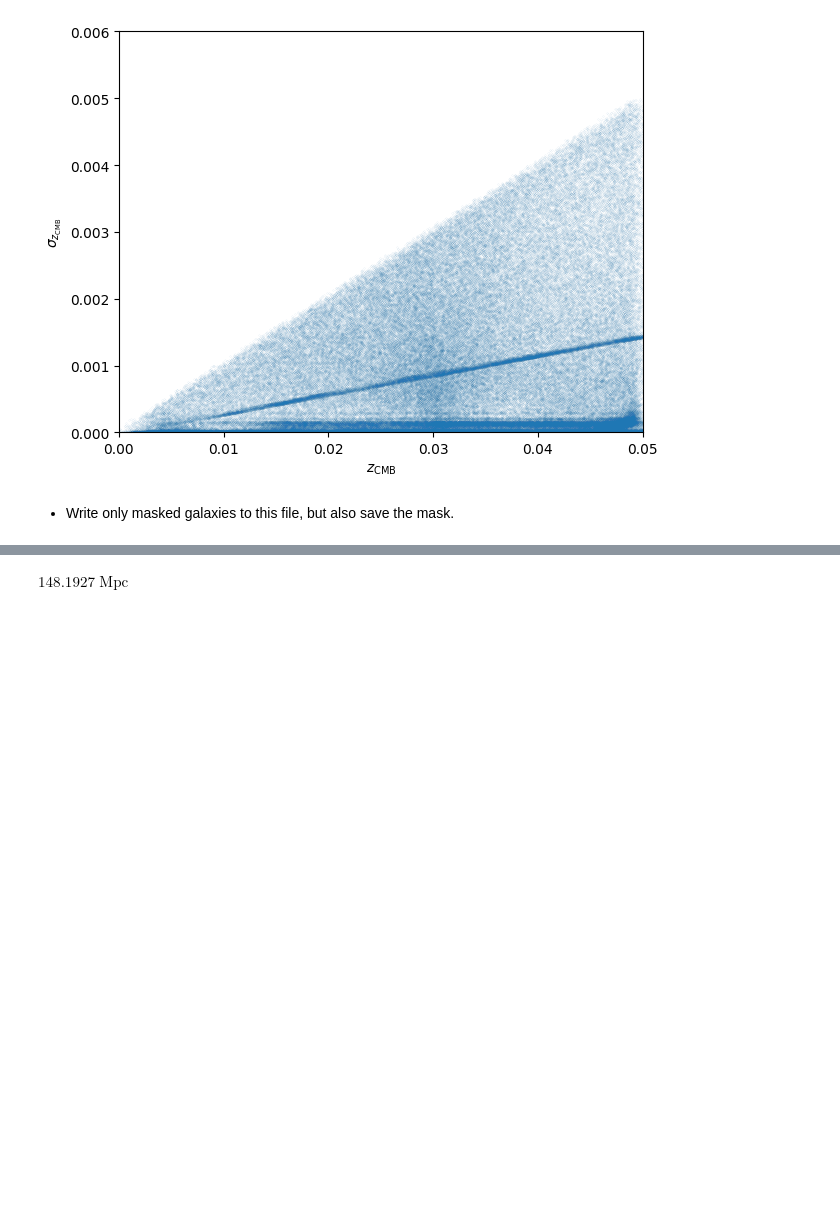
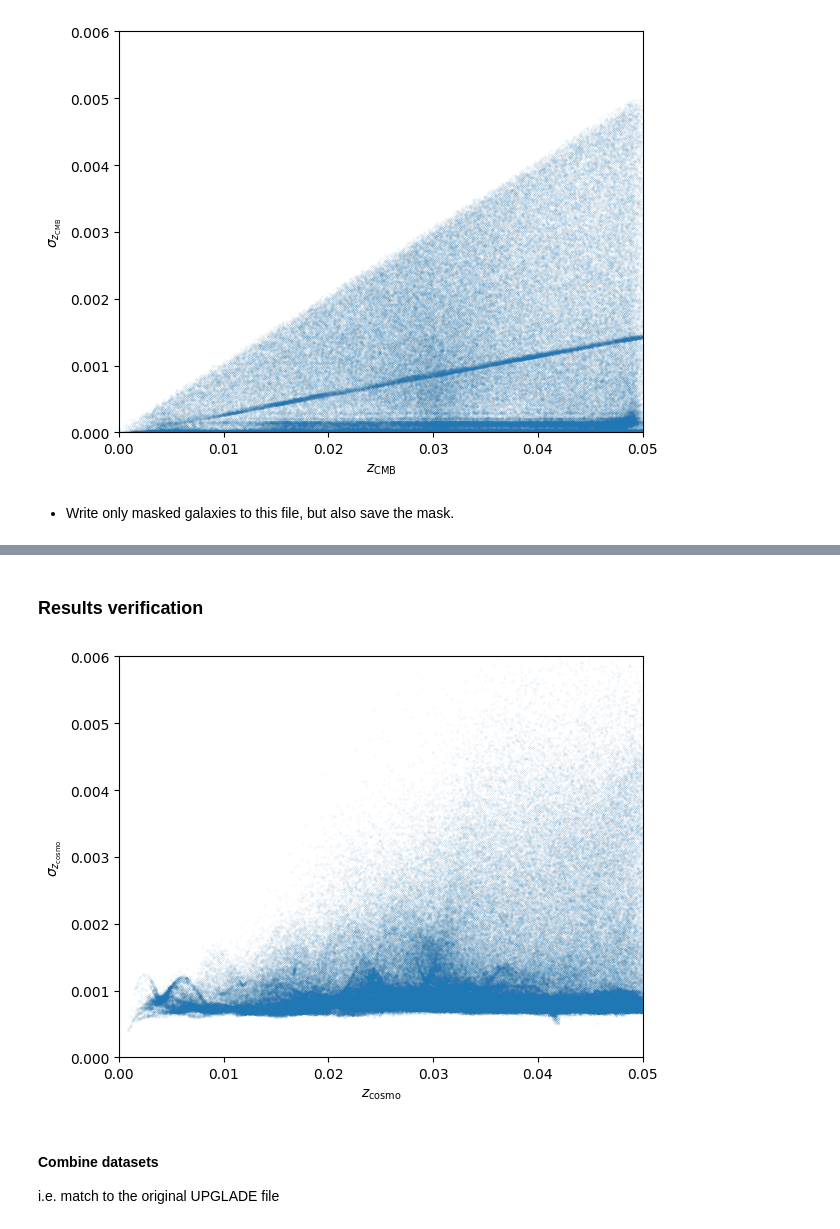
Before and after one commit to Richard-Sti/csiborgtools, a Jupyter notebook: notebooks/flow/process_upglade.ipynb, the cells around one changed output, grey strips where cells are left out. Drawn from its saved outputs; the diff is of its cells as text; code cells hidden in the pictures; blank space fills up the shorter version.

```diff
--- a/notebooks/flow/process_upglade.ipynb
+++ b/notebooks/flow/process_upglade.ipynb
@@ -40,6 +39,7 @@ data = {}
 with File(fname, "r") as f:
     for i, key in enumerate(["RA", "dec", "zhelio", "e_zhelio"]):
         data[key] = f["data"]["block0_values"][:, i]
+data["DEC"] = data.pop("dec")
 
 print(f"Initially, we have {data['zhelio'].size} objects.")
 
@@ -74,7 +74,7 @@ plt.show()
 # %% [output]
 [figure]
 # %%
-zcmb, e_zcmb = csiborgtools.heliocentric_to_cmb(data["zhelio"], data["RA"], data["dec"], data["e_zhelio"])
+zcmb, e_zcmb = csiborgtools.heliocentric_to_cmb(data["zhelio"], data["RA"], data["DEC"], data["e_zhelio"])
 data["zcmb"] = zcmb
 data["e_zcmb"] = e_zcmb
 
@@ -123,4 +122,0 @@ cosmo = FlatLambdaCDM(H0=100, Om0=0.3)
-# %%
-cosmo.comoving_distance(0.05)
-# %% [output]
-$148.1927 \; \mathrm{Mpc}$
@@ -197,0 +123,27 @@ plt.show()
+# %% [markdown]
+### Results verification
+# %%
+fname = "/mnt/extraspace/rstiskalek/csiborg_postprocessing/peculiar_velocity/UPGLADE/zcosmo_UPGLADE.hdf5"
+
+with File(fname, "r") as f:
+    indxs = f["indxs"][:]
+    mean_zcosmo = f["mean_zcosmo"][:]
+    std_zcosmo = f["std_zcosmo"][:]
+
+
+plt.figure()
+plt.scatter(mean_zcosmo, std_zcosmo, s=0.001)
+
+plt.xlabel(r"$z_{\rm cosmo}$")
+plt.ylabel(r"$\sigma_{z_{\rm cosmo}}$")
+
+plt.xlim(0, 0.05)
+plt.ylim(0, 0.006)
+plt.tight_layout()
+
+plt.show()
+# %% [output]
+[figure, added]
+# %% [markdown]
+#### Combine datasets
+i.e. match to the original UPGLADE file
```
Also changed, not shown: parts of 13 cells of this notebook.
